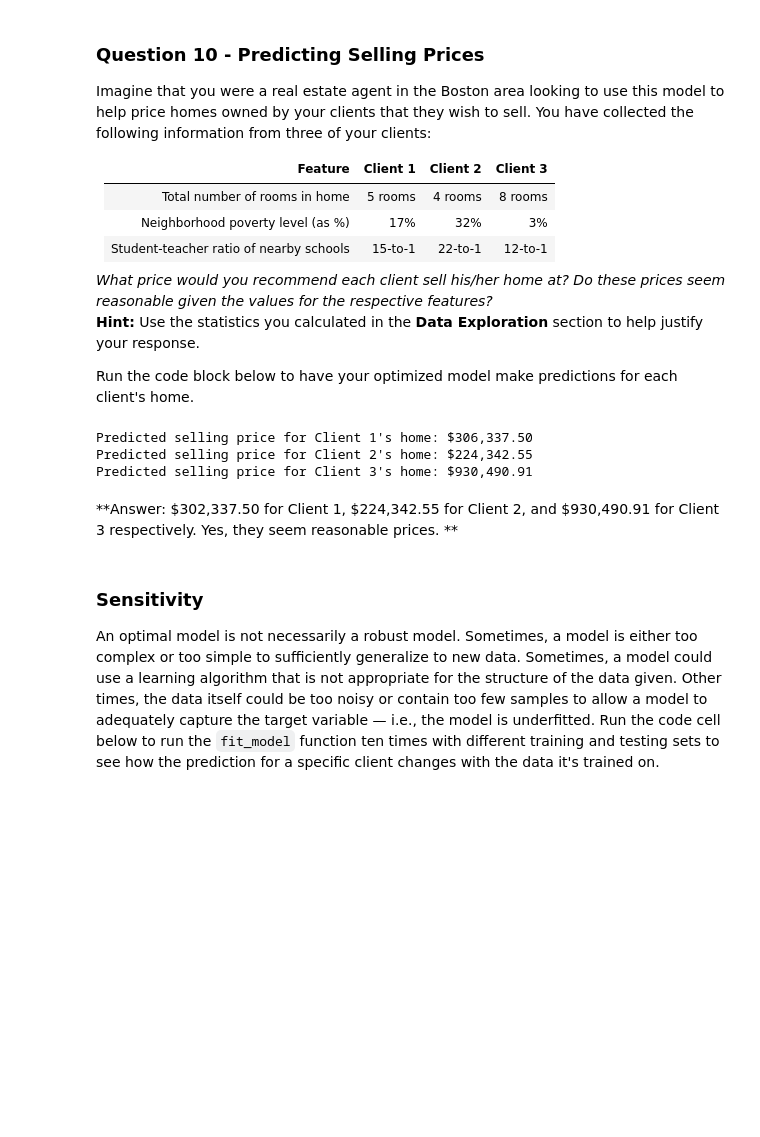
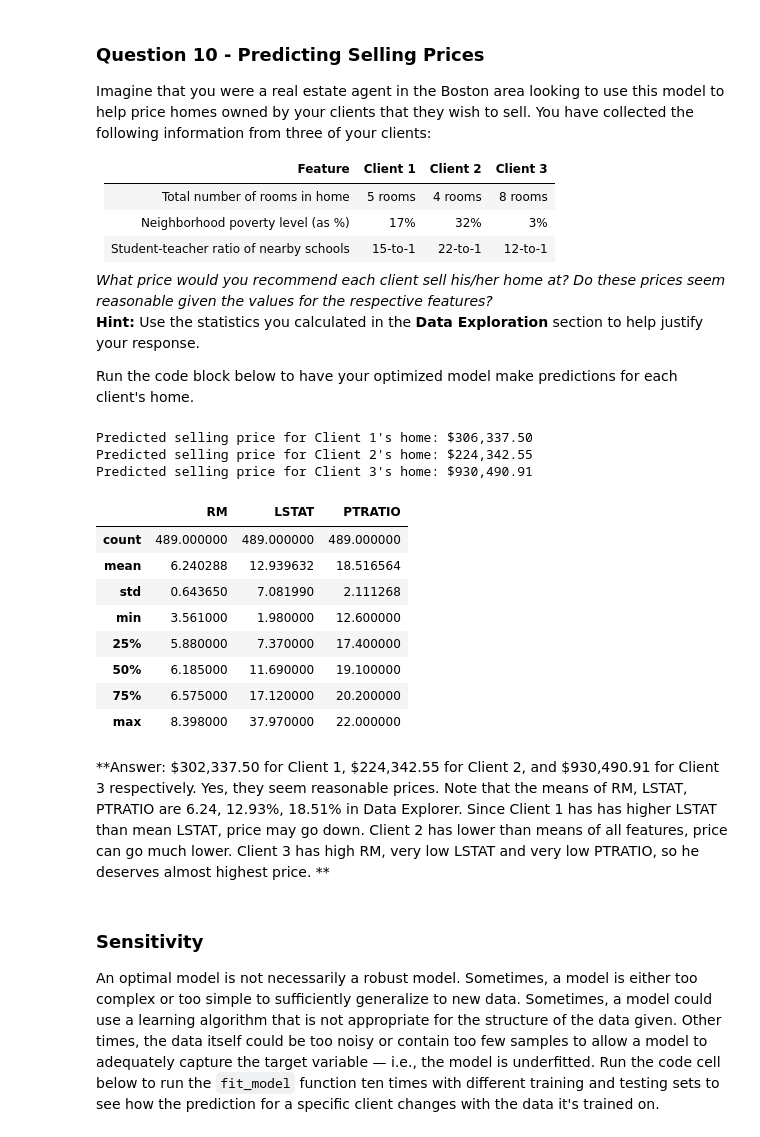
Before and after one commit to iminsik/UdacityMachineLearning, a Jupyter notebook: boston_housing.ipynb, the cells around one changed output. Saved outputs shown, nothing was run; the diff lists cells and outputs as text; code cells hidden in the pictures; blank space fills up the shorter version.

```diff
--- a/boston_housing.ipynb
+++ b/boston_housing.ipynb
@@ -259,7 +261,7 @@ def fit_model(X, y):
     regressor = DecisionTreeRegressor(random_state=0)
 
     # TODO: Create a dictionary for the parameter 'max_depth' with a range from 1 to 10
-    params = {'max_depth': range(1,10)}
+    params = {'max_depth': range(1,11)}
 
     # TODO: Transform 'performance_metric' into a scoring function using 'make_scorer'
     scoring_fnc = make_scorer(performance_metric)
@@ -306,18 +308,29 @@ Run the code block below to have your optimized model make predictions for each
 # %%
 # Produce a matrix for client data
 client_data = [[5, 17, 15], # Client 1
                [4, 32, 22], # Client 2
                [8, 3, 12]]  # Client 3
 
 # Show predictions
 for i, price in enumerate(reg.predict(client_data)):
     print "Predicted selling price for Client {}'s home: ${:,.2f}".format(i+1, price)
+
+features.describe()
 # %% [output]
 Predicted selling price for Client 1's home: $306,337.50
 Predicted selling price for Client 2's home: $224,342.55
 Predicted selling price for Client 3's home: $930,490.91
+|  | RM | LSTAT | PTRATIO |
+| count | 489.000000 | 489.000000 | 489.000000 |
+| mean | 6.240288 | 12.939632 | 18.516564 |
+| std | 0.643650 | 7.081990 | 2.111268 |
+| min | 3.561000 | 1.980000 | 12.600000 |
+| 25% | 5.880000 | 7.370000 | 17.400000 |
+| 50% | 6.185000 | 11.690000 | 19.100000 |
+| 75% | 6.575000 | 17.120000 | 20.200000 |
+| max | 8.398000 | 37.970000 | 22.000000 |
 # %% [markdown]
-**Answer: \$302,337.50 for Client 1, \$224,342.55 for Client 2, and \$930,490.91 for Client 3 respectively. Yes, they seem reasonable prices. **
+**Answer: \$302,337.50 for Client 1, \$224,342.55 for Client 2, and \$930,490.91 for Client 3 respectively. Yes, they seem reasonable prices. Note that the means of RM, LSTAT, PTRATIO are 6.24, 12.93\%, 18.51\% in Data Explorer. Since Client 1 has has higher LSTAT than mean LSTAT, price may go down. Client 2 has lower than means of all features, price can go much lower. Client 3 has high RM, very low LSTAT and very low PTRATIO, so he deserves almost highest price. **
 # %% [markdown]
 ### Sensitivity
 An optimal model is not necessarily a robust model. Sometimes, a model is either too complex or too simple to sufficiently generalize to new data. Sometimes, a model could use a learning algorithm that is not appropriate for the structure of the data given. Other times, the data itself could be too noisy or contain too few samples to allow a model to adequately capture the target variable — i.e., the model is underfitted. Run the code cell below to run the `fit_model` function ten times with different training and testing sets to see how the prediction for a specific client changes with the data it's trained on.
```
Also changed, not shown: parts of 10 cells of this notebook, 1 other file.
